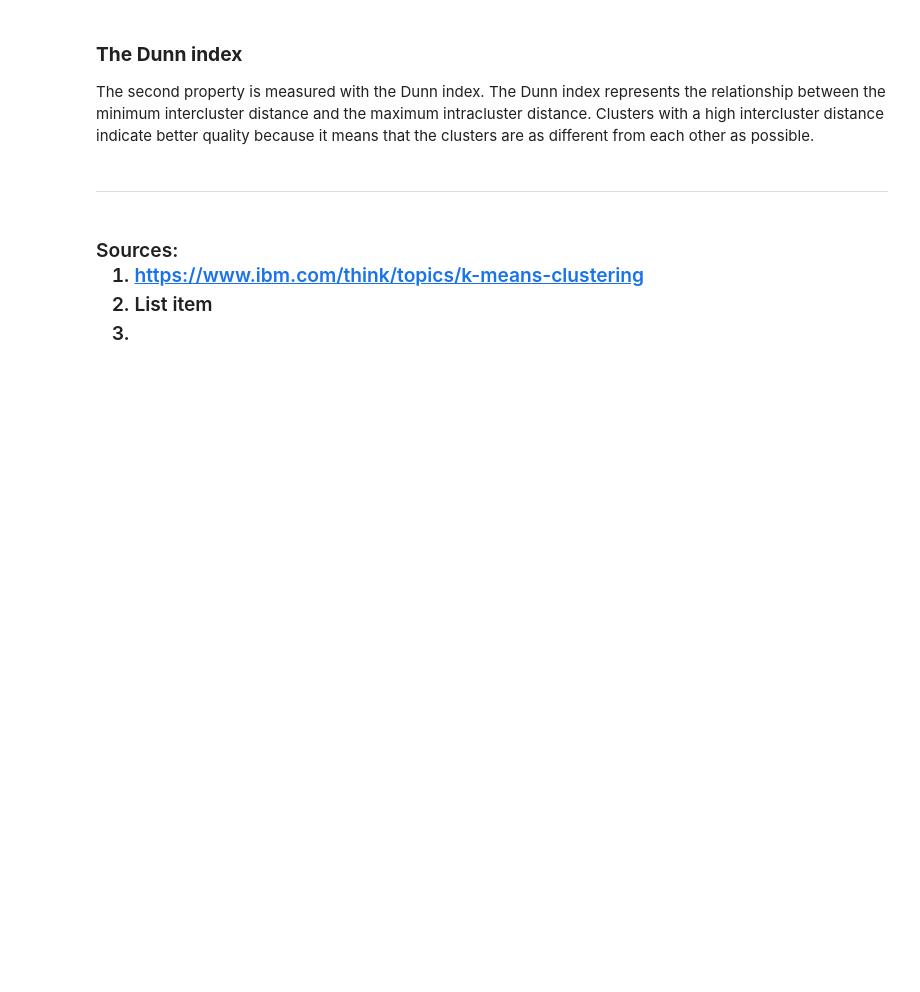
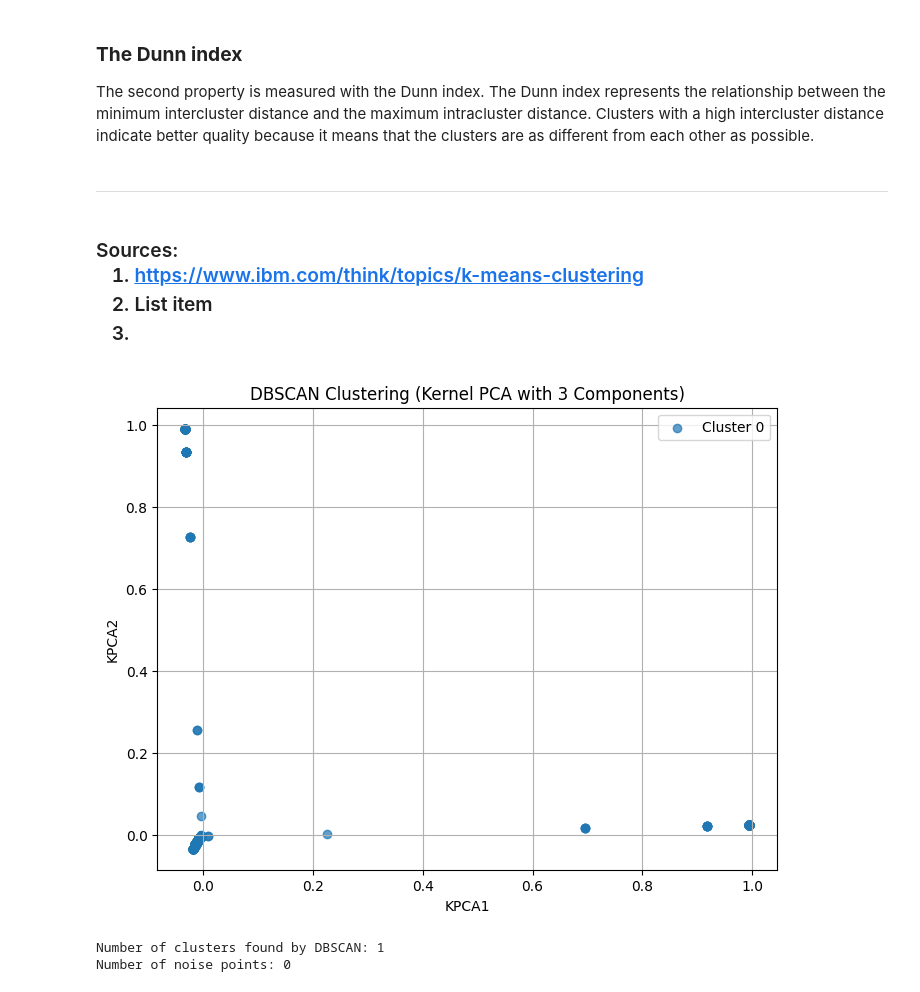
Before and after one commit to philnumpy/PRML-PROJECT, a Jupyter notebook: KMeans.ipynb, the cells around one changed output. Saved outputs shown, nothing was run; the diff lists cells and outputs as text; code cells hidden in the pictures; blank space fills up the shorter version.

```diff
--- a/KMeans.ipynb
+++ b/KMeans.ipynb
@@ -76,7 +76,7 @@ Variation is calculated as:
 Below is the part where we do all the meansurements
 # %%
 from sklearn.decomposition import KernelPCA
-kpca = KernelPCA(n_components=3, kernel='rbf', gamma=0.1)  # Adjust gamma for non-linearity
+kpca = KernelPCA(n_components=4, kernel='rbf', gamma=0.1)  # Adjust gamma for non-linearity
 data_kpca = kpca.fit_transform(data)
 # %%
 df_kpca = pd.DataFrame(data_kpca, columns=['KPCA1', 'KPCA2', 'KPCA3'])
@@ -314,3 +314,37 @@ The second property is measured with the Dunn index. The Dunn index represents t
 1.   https://www.ibm.com/think/topics/k-means-clustering
 2.   List item
 3.
+# %%
+from sklearn.cluster import DBSCAN
+dbscan = DBSCAN(eps=3, min_samples=10)  # You can tweak eps and min_samples
+labels = dbscan.fit_predict(data_kpca)
+
+# Step 5: Add cluster labels to DataFrame
+df_kpca = pd.DataFrame(data_kpca, columns=[f"KPCA{i+1}" for i in range(4)])
+df_kpca["Cluster"] = labels
+
+# Step 6: Visualize using first two components
+plt.figure(figsize=(8, 6))
+unique_labels = np.unique(labels)
+for label in unique_labels:
+    color = 'black' if label == -1 else None  # black for noise
+    cluster_points = df_kpca[df_kpca["Cluster"] == label]
+    plt.scatter(cluster_points["KPCA1"], cluster_points["KPCA2"], label=f"Cluster {label}", alpha=0.7, color=color)
+
+plt.xlabel("KPCA1")
+plt.ylabel("KPCA2")
+plt.title("DBSCAN Clustering (Kernel PCA with 3 Components)")
+plt.legend()
+plt.grid(True)
+plt.show()
+
+# Step 7: Report number of clusters and noise points
+n_clusters = len(set(labels)) - (1 if -1 in labels else 0)
+n_noise = list(labels).count(-1)
+
+print(f"Number of clusters found by DBSCAN: {n_clusters}")
+print(f"Number of noise points: {n_noise}")
+# %% [output]
+[figure, added]
+Number of clusters found by DBSCAN: 1
+Number of noise points: 0
```
Also changed, not shown: parts of 3 cells of this notebook.
